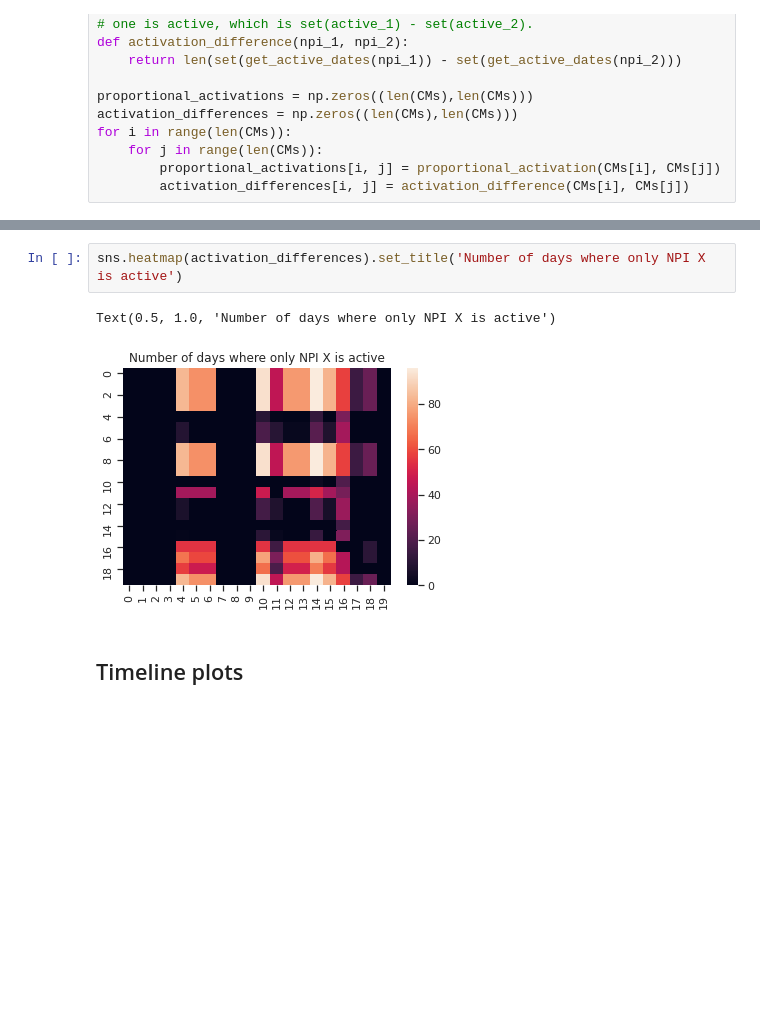
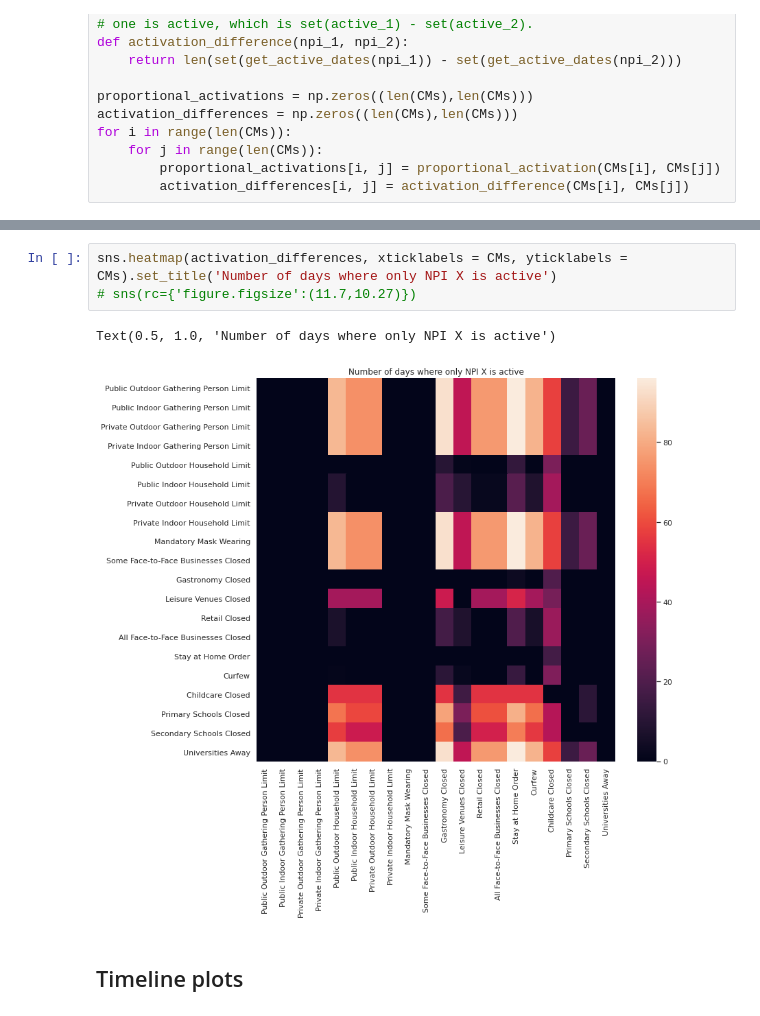
Before and after one commit to MrinankSharma/COVID19NPISecondWave, a Jupyter notebook: notebooks/exploratory_data_analysis.ipynb, the cells around one changed output, grey strips where cells are left out. Cells and saved outputs as stored; diff of their text form; blank space fills up the shorter version.

```diff
--- a/notebooks/exploratory_data_analysis.ipynb
+++ b/notebooks/exploratory_data_analysis.ipynb
@@ -176,7 +180,8 @@ Text(0.5, 1.0, 'Conditional activation matrix: of the proportion of time that NP
 # %%
-sns.heatmap(activation_differences).set_title('Number of days where only NPI X is active')
+sns.heatmap(activation_differences, xticklabels = CMs, yticklabels = CMs).set_title('Number of days where only NPI X is active')
+# sns(rc={'figure.figsize':(11.7,10.27)})
 # %% [output]
 Text(0.5, 1.0, 'Number of days where only NPI X is active')
-[figure, old version]
+[figure, new version]
 # %% [markdown]
 ## Timeline plots
```
Also changed, not shown: parts of 5 cells of this notebook.
